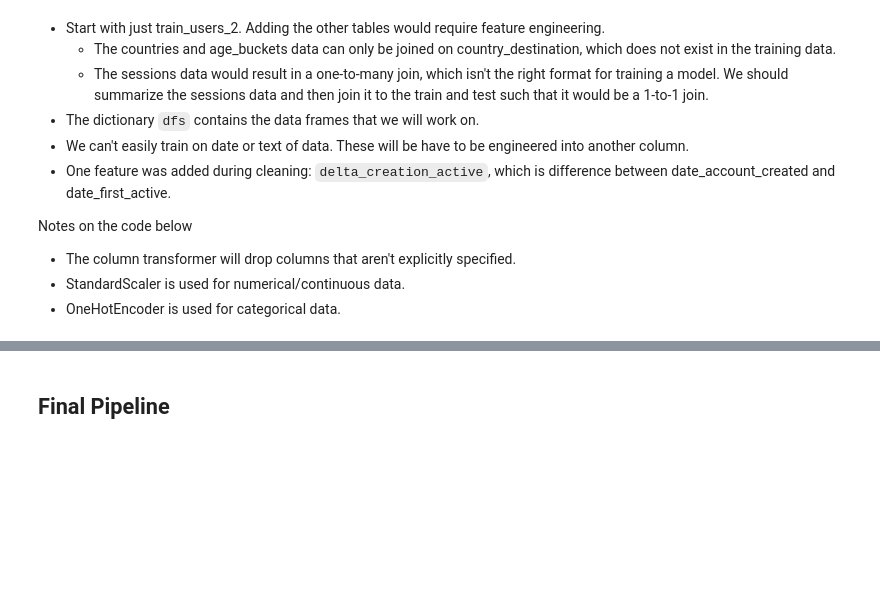
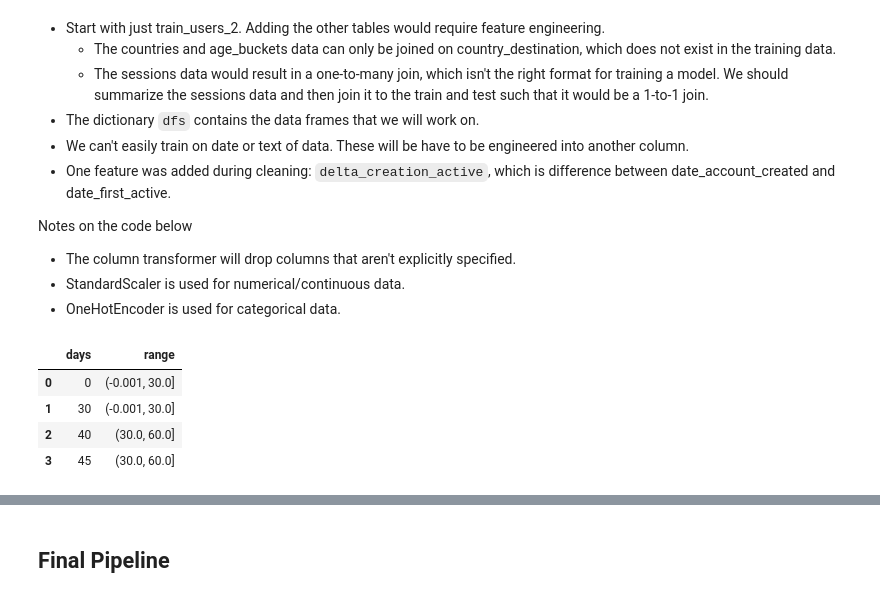
Before and after one commit to cmillsop/w207_final, a Jupyter notebook: Millsop_Ventura_Ye_Final_Project_Working.ipynb, the cells around one changed output, grey strips where cells are left out. Drawn from its saved outputs; the diff is of its cells as text; code cells hidden in the pictures; blank space fills up the shorter version.

```diff
--- a/Millsop_Ventura_Ye_Final_Project_Working.ipynb
+++ b/Millsop_Ventura_Ye_Final_Project_Working.ipynb
@@ -610,6 +609,16 @@ Notes on the code below
 + The column transformer will drop columns that aren't explicitly specified.
 + StandardScaler is used for numerical/continuous data.
 + OneHotEncoder is used for categorical data.
+# %%
+test = pd.DataFrame({'days': [0,30,40,45]})
+test['range'] = pd.cut(test.days, [0,30,60], include_lowest=True,right=True)
+display(test)
+# %% [output]
+|  | days | range |
+| 0 | 0 | (-0.001, 30.0] |
+| 1 | 30 | (-0.001, 30.0] |
+| 2 | 40 | (30.0, 60.0] |
+| 3 | 45 | (30.0, 60.0] |
 # %%
 # import pandas as pd
 from sklearn.neighbors import KNeighborsClassifier
```
Also changed, not shown: parts of 17 cells of this notebook.
